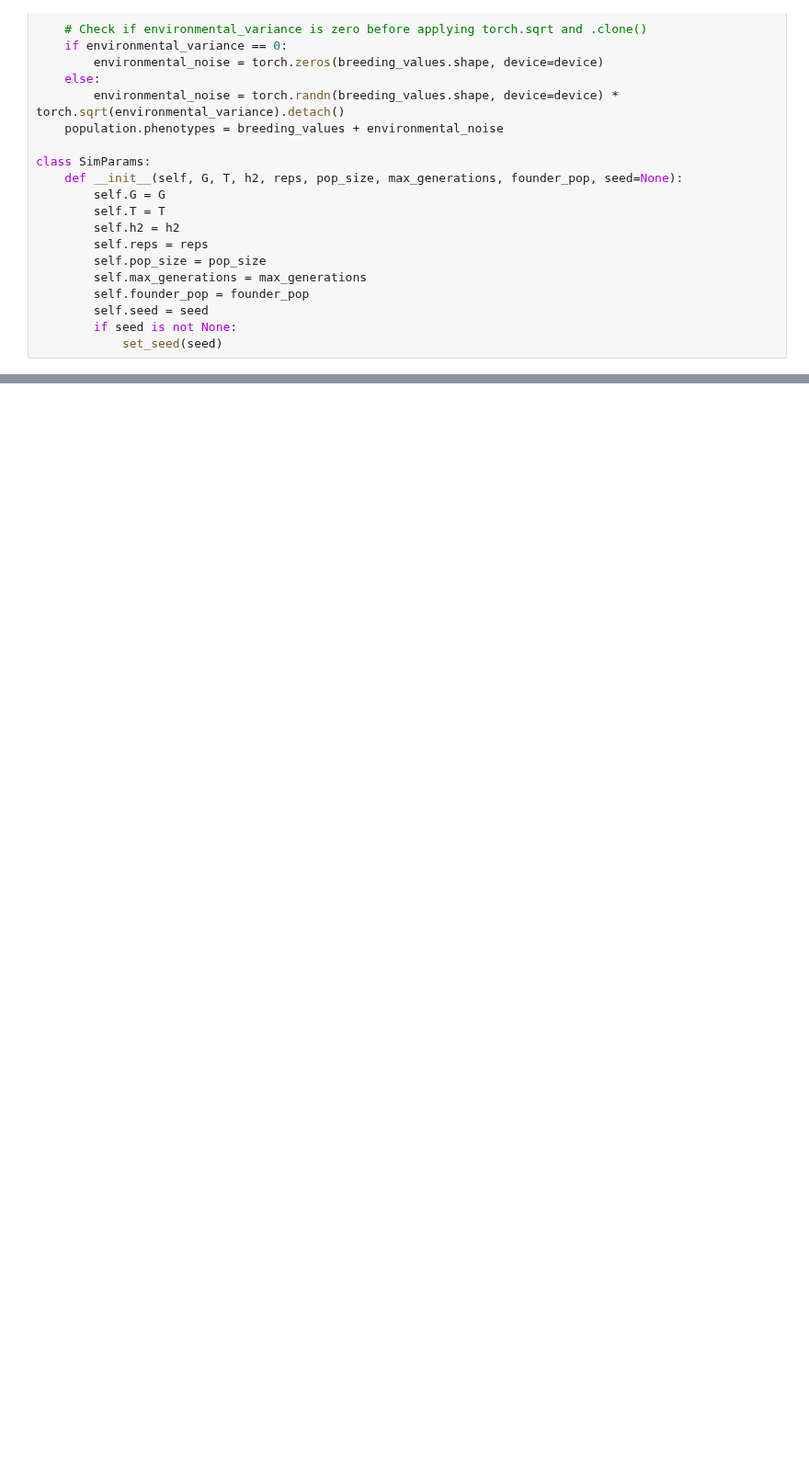
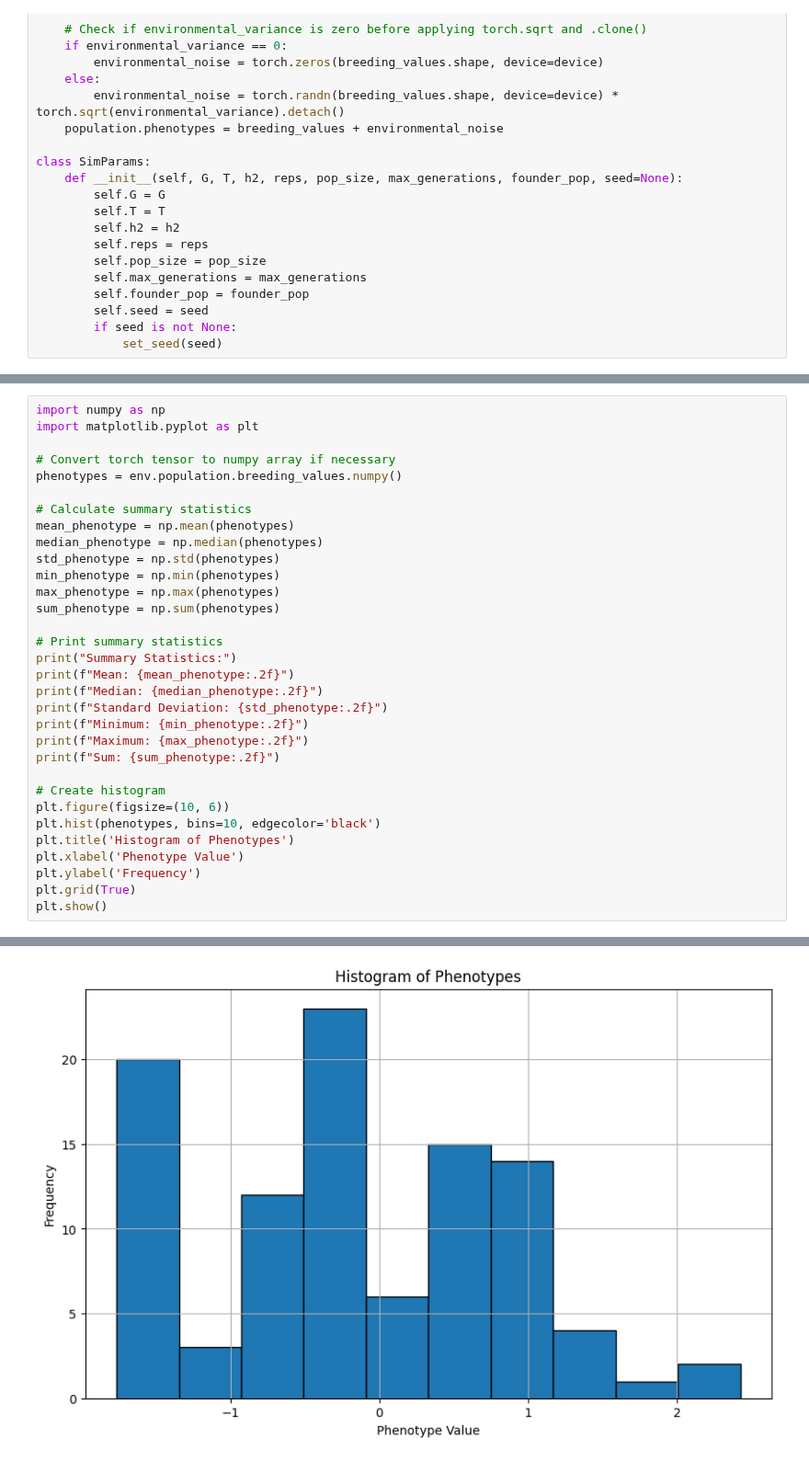
Before and after one commit to cjGO/ChewC, a Jupyter notebook: nbs/02_basicbudget.ipynb, the cells around one changed output, grey strips where cells are left out. Shown at 92% size. Cells and saved outputs as stored; diff of their text form; blank space fills up the shorter version.

```diff
--- a/nbs/02_basicbudget.ipynb
+++ b/nbs/02_basicbudget.ipynb
@@ -560,0 +618,33 @@ combined_callbacks = CallbackList([genetic_variance_callback, action_callback])
+# %%
+import numpy as np
+import matplotlib.pyplot as plt
+
+# Convert torch tensor to numpy array if necessary
+phenotypes = env.population.breeding_values.numpy()
+
+# Calculate summary statistics
+mean_phenotype = np.mean(phenotypes)
+median_phenotype = np.median(phenotypes)
+std_phenotype = np.std(phenotypes)
+min_phenotype = np.min(phenotypes)
+max_phenotype = np.max(phenotypes)
+sum_phenotype = np.sum(phenotypes)
+
+# Print summary statistics
+print("Summary Statistics:")
+print(f"Mean: {mean_phenotype:.2f}")
+print(f"Median: {median_phenotype:.2f}")
+print(f"Standard Deviation: {std_phenotype:.2f}")
+print(f"Minimum: {min_phenotype:.2f}")
+print(f"Maximum: {max_phenotype:.2f}")
+print(f"Sum: {sum_phenotype:.2f}")
+
+# Create histogram
+plt.figure(figsize=(10, 6))
+plt.hist(phenotypes, bins=10, edgecolor='black')
+plt.title('Histogram of Phenotypes')
+plt.xlabel('Phenotype Value')
+plt.ylabel('Frequency')
+plt.grid(True)
+plt.show()
+# %% [output]
@@ -561 +658,2 @@ combined_callbacks = CallbackList([genetic_variance_callback, action_callback])
+[figure, added]
 # %%
```
Also changed, not shown: parts of 10 cells of this notebook, 1 other file.
